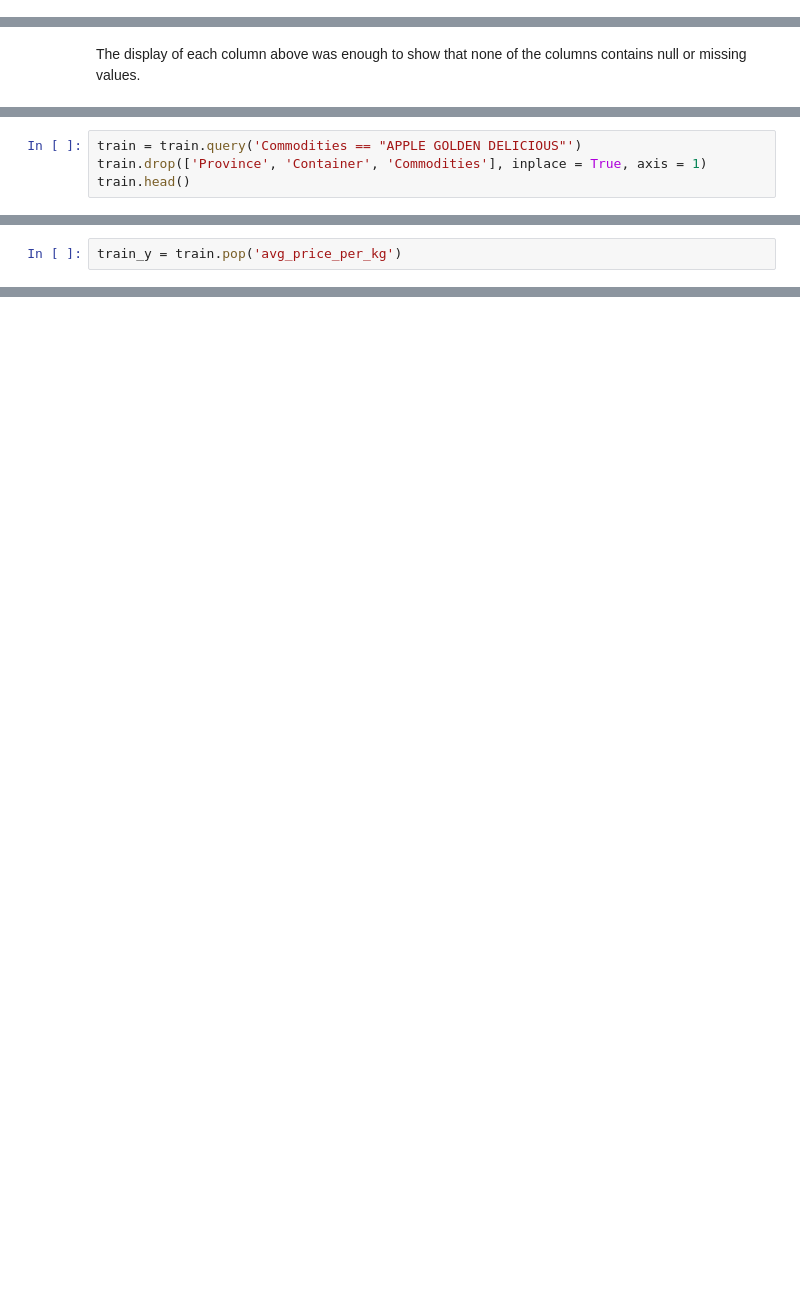
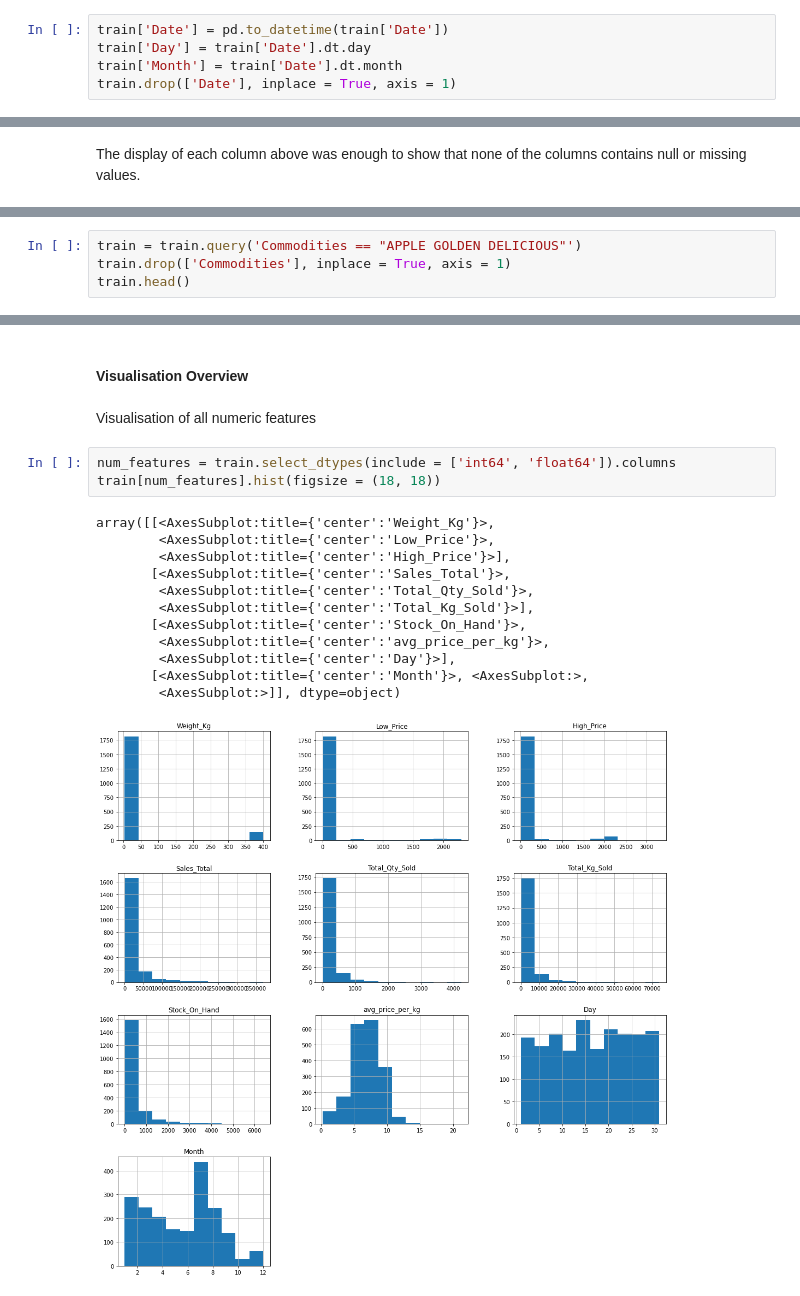
Before and after one commit to morgan0112/average-price-for-golden-delicious-apples, a Jupyter notebook: Regression Model.ipynb, the cells around one changed output, grey strips where cells are left out. Cells and saved outputs as stored; diff of their text form; blank space fills up the shorter version.

```diff
--- a/Regression Model.ipynb
+++ b/Regression Model.ipynb
@@ -54,6 +56,11 @@ train.head()
 | 2 | GAUTENG | AT200 | 1L | 20.0 | AVOCADO PINKERTON | 2020-05-05 | 70.0 | 80.0 | 4860.0 | ... |
 | 3 | TRANSVAAL | BJ090 | 1L | 9.0 | TOMATOES-LONG LIFE | 2020-01-20 | 60.0 | 60.0 | 600.0 | ... |
 | 4 | WESTERN FREESTATE | PP100 | 1R | 10.0 | POTATO SIFRA (WASHED) | 2020-07-14 | 40.0 | 45.0 | 41530.0 | ... |
+# %%
+train['Date'] = pd.to_datetime(train['Date'])
+train['Day'] = train['Date'].dt.day
+train['Month'] = train['Date'].dt.month
+train.drop(['Date'], inplace = True, axis = 1)
 # %%
 train.shape
 # %% [output]
@@ -97,4 +93,0 @@ After filtering, we know that all rows are **Golden Delicious Apples** Commoditi
-# %%
-train = train.query('Commodities == "APPLE GOLDEN DELICIOUS"')
-train.drop(['Province', 'Container', 'Commodities'], inplace = True, axis = 1)
-train.head()
@@ -108,2 +93,0 @@ train.head()
-# %%
-train_y = train.pop('avg_price_per_kg')
@@ -118,0 +100,4 @@ train.head()
+# %%
+train = train.query('Commodities == "APPLE GOLDEN DELICIOUS"')
+train.drop(['Commodities'], inplace = True, axis = 1)
+train.head()
@@ -118,0 +173,20 @@ train.head()
+# %% [markdown]
+#### Visualisation Overview
+# %% [markdown]
+Visualisation of all numeric features
+# %%
+num_features = train.select_dtypes(include = ['int64', 'float64']).columns
+train[num_features].hist(figsize = (18, 18))
+# %% [output]
+array([[<AxesSubplot:title={'center':'Weight_Kg'}>,
+        <AxesSubplot:title={'center':'Low_Price'}>,
+        <AxesSubplot:title={'center':'High_Price'}>],
+       [<AxesSubplot:title={'center':'Sales_Total'}>,
+        <AxesSubplot:title={'center':'Total_Qty_Sold'}>,
+        <AxesSubplot:title={'center':'Total_Kg_Sold'}>],
+       [<AxesSubplot:title={'center':'Stock_On_Hand'}>,
+        <AxesSubplot:title={'center':'avg_price_per_kg'}>,
+        <AxesSubplot:title={'center':'Day'}>],
+       [<AxesSubplot:title={'center':'Month'}>, <AxesSubplot:>,
+        <AxesSubplot:>]], dtype=object)
+[figure, added]
```
Also changed, not shown: parts of 97 cells of this notebook.
